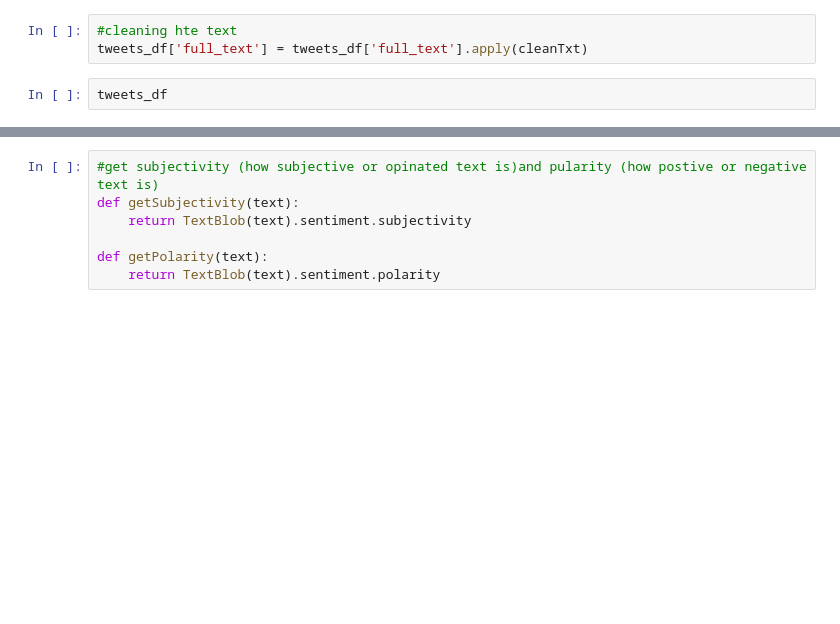
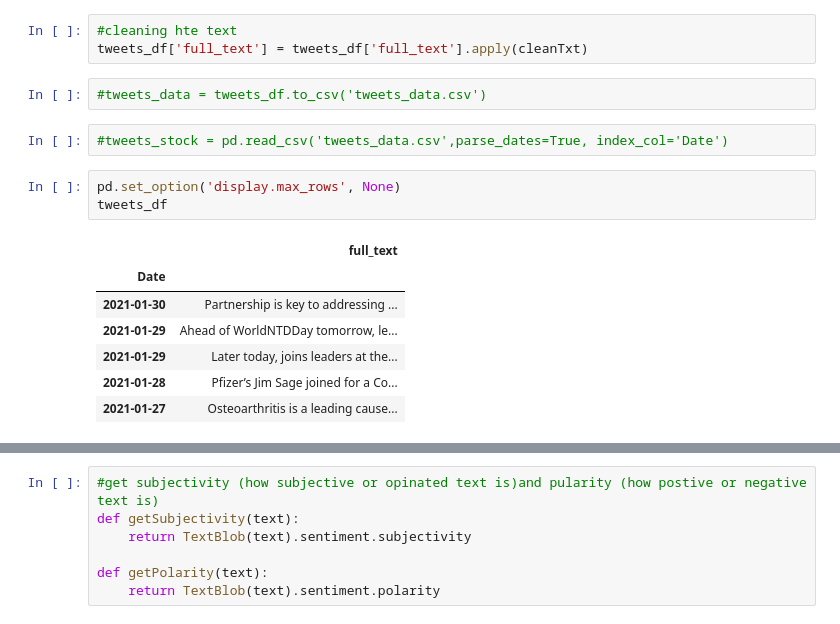
Before and after one commit to davidrtorres/Model-5-Stock-Price-Forecasting, a Jupyter notebook: LSTM_Capstone_1-29-21.ipynb, the cells around one changed output, grey strips where cells are left out. Drawn from its saved outputs; the diff is of its cells as text; blank space fills up the shorter version.

```diff
--- a/LSTM_Capstone_1-29-21.ipynb
+++ b/LSTM_Capstone_1-29-21.ipynb
@@ -271,8 +306,21 @@ def cleanTxt(text):
 # %%
 #cleaning hte text
 tweets_df['full_text'] = tweets_df['full_text'].apply(cleanTxt)
-# %%
-tweets_df
+# %%
+#tweets_data = tweets_df.to_csv('tweets_data.csv')
+# %%
+#tweets_stock = pd.read_csv('tweets_data.csv',parse_dates=True, index_col='Date')
+# %%
+pd.set_option('display.max_rows', None)
+tweets_df
+# %% [output]
+|  | full_text |
+| Date |  |
+| 2021-01-30 | Partnership is key to addressing ... |
+| 2021-01-29 | Ahead of WorldNTDDay tomorrow, le... |
+| 2021-01-29 | Later today, joins leaders at the... |
+| 2021-01-28 | Pfizer’s Jim Sage joined for a Co... |
+| 2021-01-27 | Osteoarthritis is a leading cause... |
 # %%
 allWords = ' '.join([twts for twts in tweets_df['full_text']])
 wordCloud = WordCloud(width=700, height=500, random_state=21,max_font_size=110).generate(allWords)
```
Also changed, not shown: parts of 19 cells of this notebook, 2 other files.
